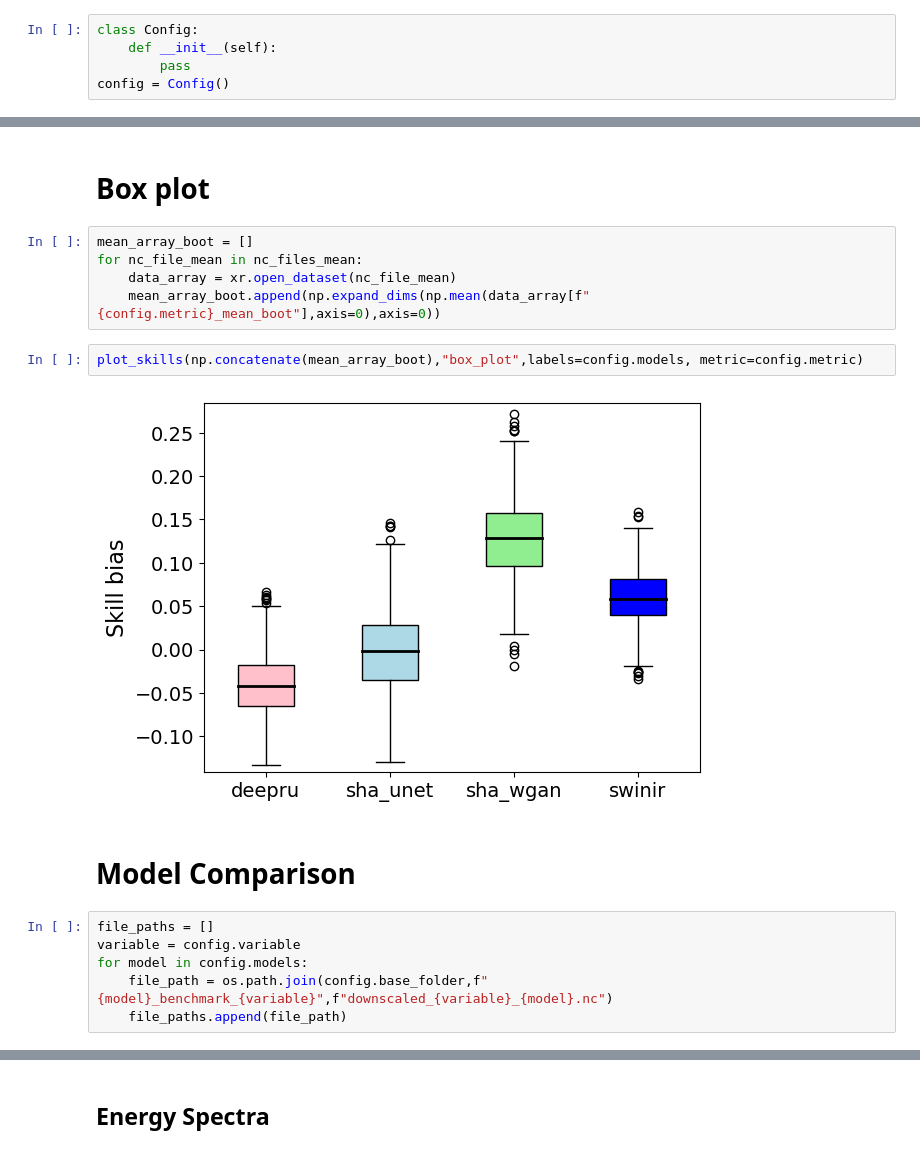
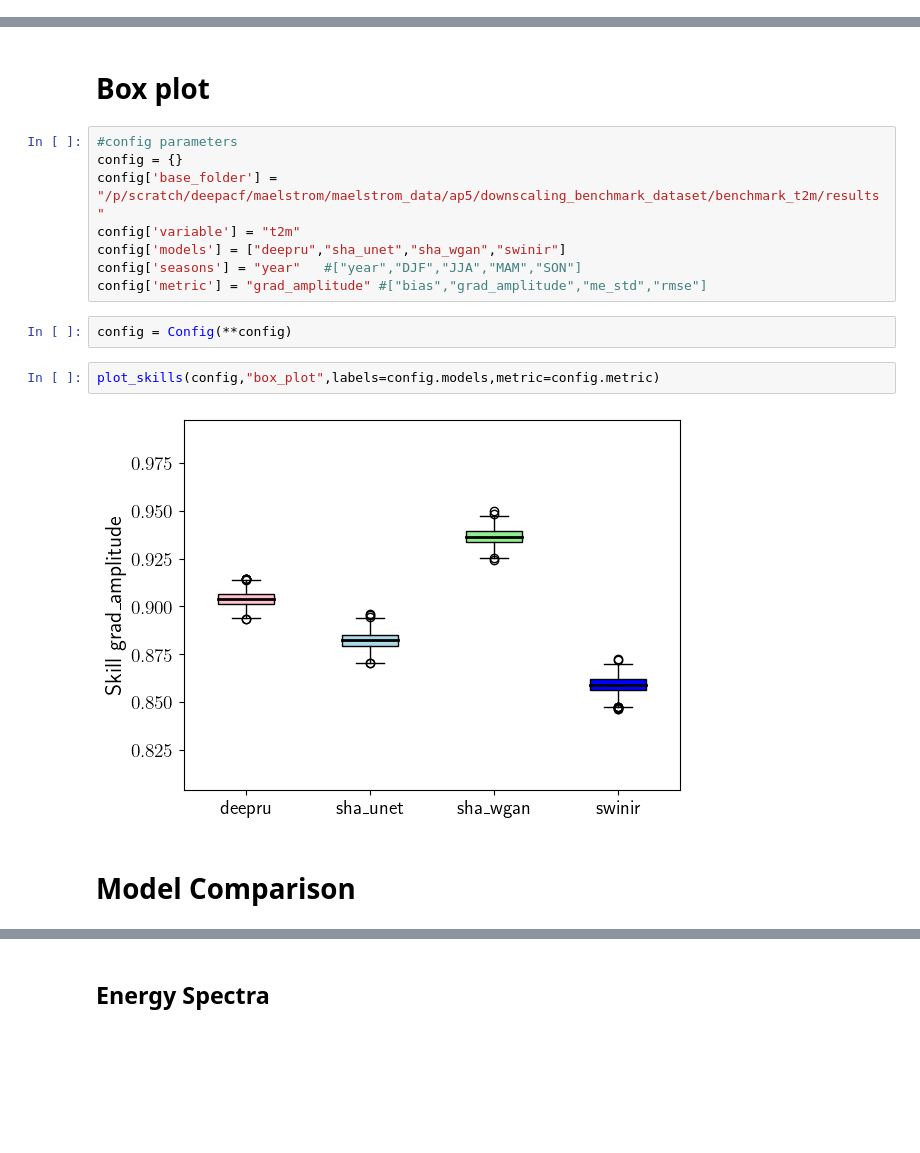
Before and after one commit to mlangguth89/downscaling_benchmark, a Jupyter notebook: postprocess/jupyter_notebooks/meta_postprocessing_t2m.ipynb, the cells around one changed output, grey strips where cells are left out. Cells and saved outputs as stored; diff of their text form; blank space fills up the shorter version.

Commit message:
updated jupyter notebook and merged jupyter plotting routines with original plotting routine

```diff
--- a/postprocess/jupyter_notebooks/meta_postprocessing_t2m.ipynb
+++ b/postprocess/jupyter_notebooks/meta_postprocessing_t2m.ipynb
@@ -12,5 +12,0 @@ from jupyter_plotting import *
-# %%
-class Config:
-    def __init__(self):
-        pass
-config = Config()
@@ -65,19 +34,18 @@ create_lines_plot(mean_array,std_array,config.models,metric_dict,"rmse")
 # %% [markdown]
 # Box plot
-# %%
-mean_array_boot = []
-for nc_file_mean in nc_files_mean:
-    data_array = xr.open_dataset(nc_file_mean)
-    mean_array_boot.append(np.expand_dims(np.mean(data_array[f"{config.metric}_mean_boot"],axis=0),axis=0))
+# %%
+#config parameters
+config = {}
+config['base_folder'] = "/p/scratch/deepacf/maelstrom/maelstrom_data/ap5/downscaling_benchmark_dataset/benchmark_t2m/results"
+config['variable'] = "t2m"
+config['models'] = ["deepru","sha_unet","sha_wgan","swinir"]
+config['seasons'] = "year"   #["year","DJF","JJA","MAM","SON"]
+config['metric'] = "grad_amplitude" #["bias","grad_amplitude","me_std","rmse"]
+# %%
+config = Config(**config)
 # %%
-plot_skills(np.concatenate(mean_array_boot),"box_plot",labels=config.models, metric=config.metric)
+plot_skills(config,"box_plot",labels=config.models,metric=config.metric)
 # %% [output]
-[figure, old version]
+[figure, new version]
 # %% [markdown]
 # Model Comparison
-# %%
-file_paths = []
-variable = config.variable
-for model in config.models:
-    file_path = os.path.join(config.base_folder,f"{model}_benchmark_{variable}",f"downscaled_{variable}_{model}.nc")
-    file_paths.append(file_path)
```
Also changed, not shown: parts of 14 cells of this notebook, 1 other file.
